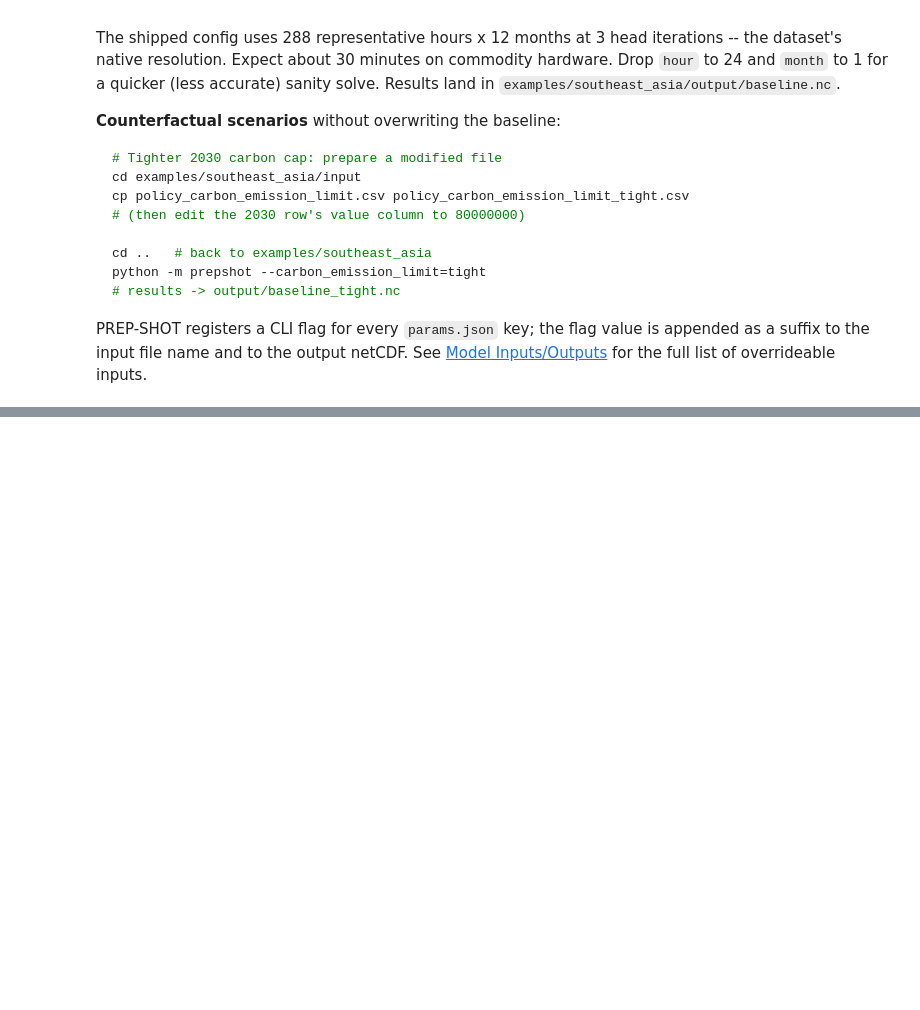
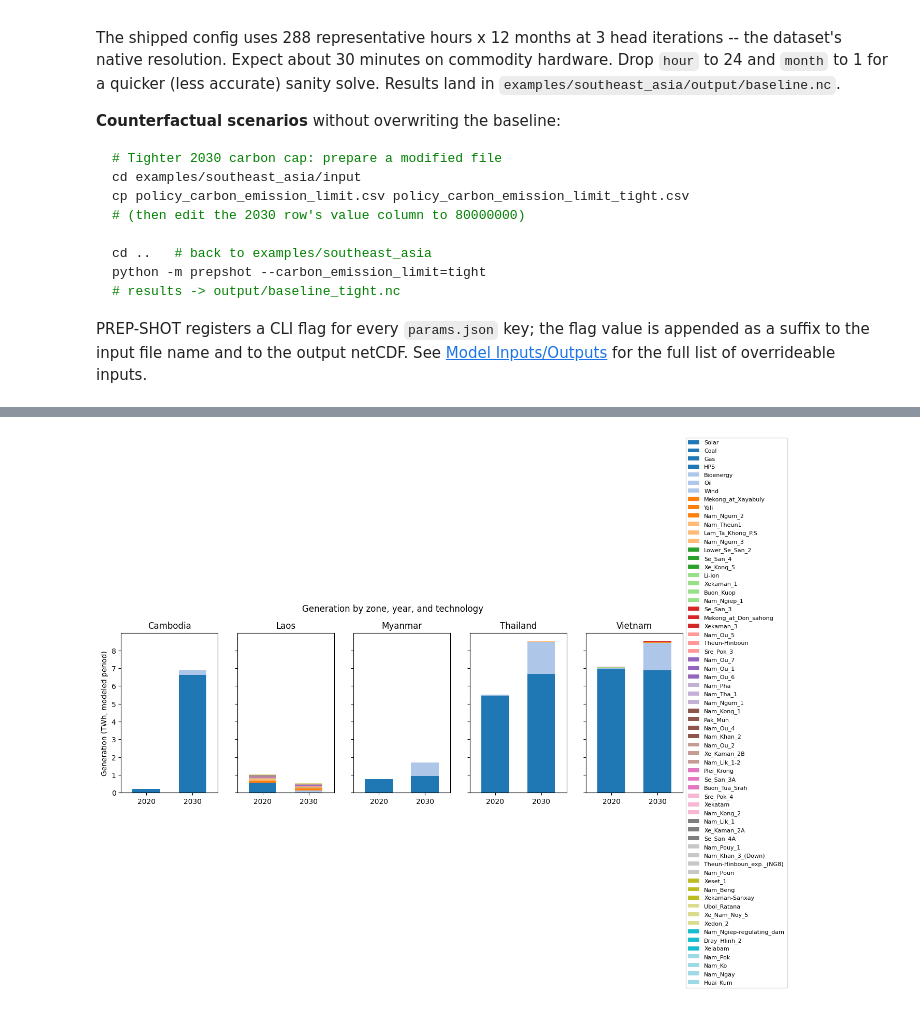
Before and after one commit to PREP-NexT/PREP-SHOT, a Jupyter notebook: examples/southeast_asia/SoutheastAsia.ipynb, the cells around one changed output, grey strips where cells are left out. Drawn from its saved outputs; the diff is of its cells as text; code cells hidden in the pictures; blank space fills up the shorter version.

```diff
--- a/examples/southeast_asia/SoutheastAsia.ipynb
+++ b/examples/southeast_asia/SoutheastAsia.ipynb
@@ -260,0 +332,28 @@ PREP-SHOT registers a CLI flag for every `params.json` key; the flag value is ap
+# %%
+gen = pd.read_excel(xl, 'gen')
+# gen is keyed by (hour, month, year, zone, tech); aggregate to
+# annual TWh per (year, zone, tech).
+g_annual = gen.groupby(['year', 'zone', 'tech'])['gen'].sum().reset_index()
+g_annual['gen_TWh'] = g_annual['gen'] / 1e6
+
+fig, axes = plt.subplots(1, len(zones), figsize=(14, 4), sharey=True)
+for ax, z in zip(axes, zones):
+    sub = (g_annual[g_annual.zone == z]
+           .pivot(index='year', columns='tech', values='gen_TWh')
+           .fillna(0))
+    sub = sub.reindex(columns=[t for t in techs_order if t in sub.columns])
+    sub.plot(
+        kind='bar', stacked=True, ax=ax,
+        legend=(z == zones[-1]), width=0.6, colormap='tab20',
+    )
+    ax.set_title(z)
+    ax.set_xlabel('')
+    ax.tick_params(axis='x', rotation=0)
+    ax.set_ylabel('Generation (TWh, modeled period)' if z == zones[0] else '')
+axes[-1].legend(loc='center left', bbox_to_anchor=(1, 0.5),
+                fontsize=8, ncol=1)
+fig.suptitle('Generation by zone, year, and technology', y=1.02)
+plt.tight_layout()
+plt.show()
+# %% [output]
+[figure, added]
```
Also changed, not shown: parts of 10 cells of this notebook, 3 other files.
